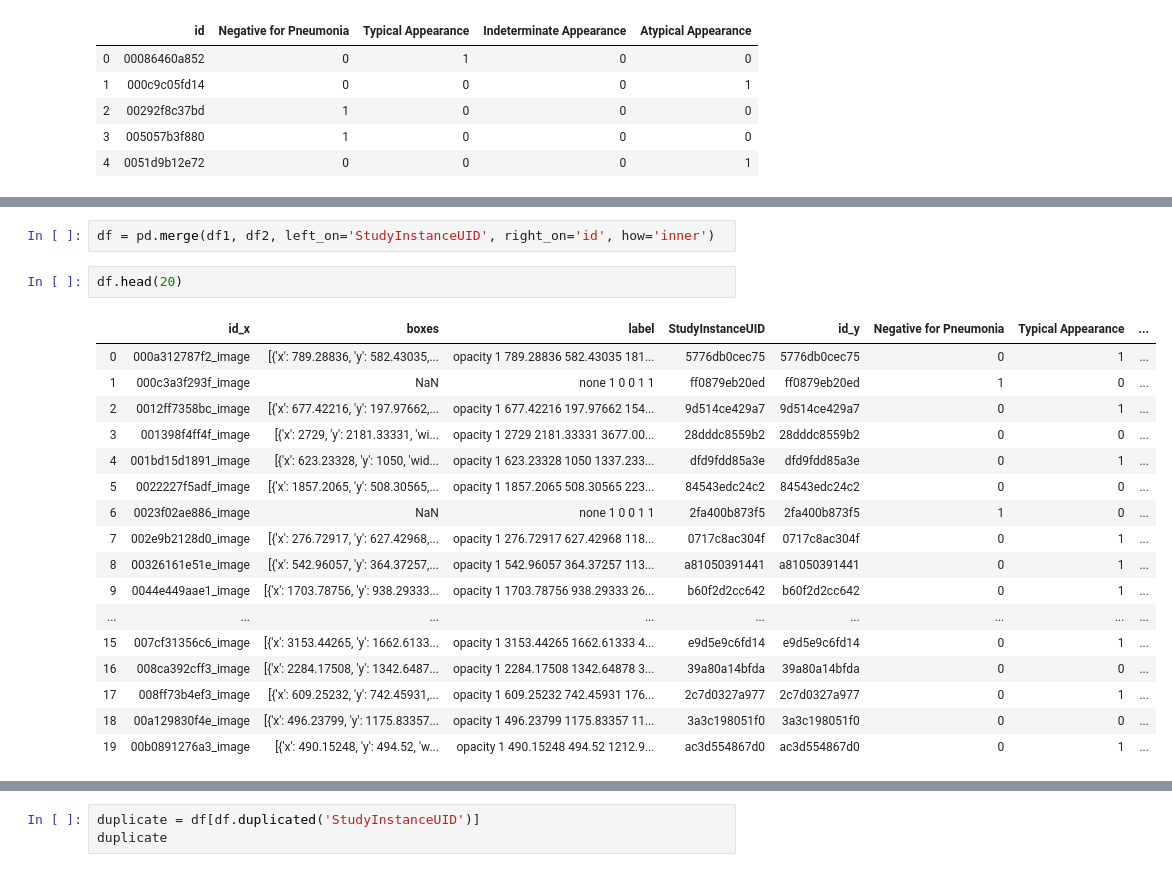
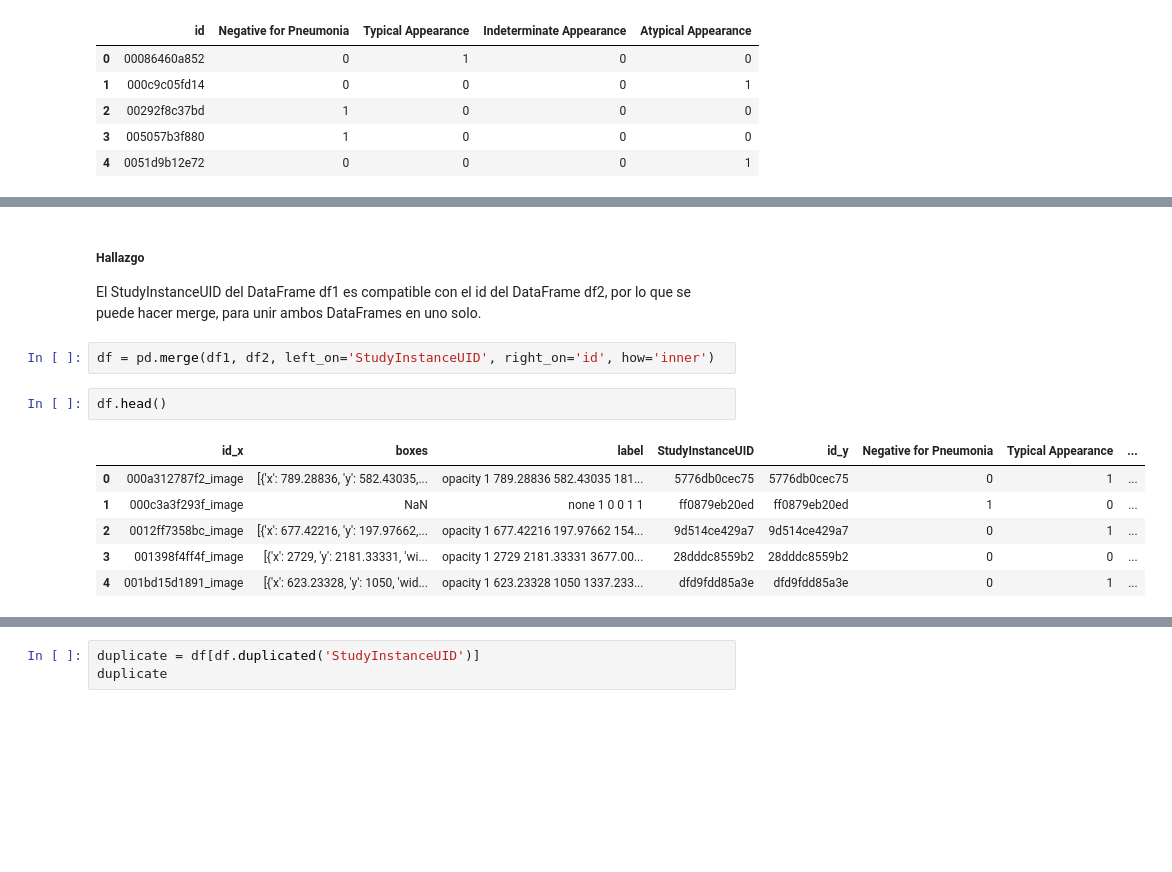
Before and after one commit to Crismaria11/Proyecto2_DS, a Jupyter notebook: Proyecto2_DS.ipynb, the cells around one changed output, grey strips where cells are left out. Cells and saved outputs as stored; diff of their text form; blank space fills up the shorter version.

```diff
--- a/Proyecto2_DS.ipynb
+++ b/Proyecto2_DS.ipynb
@@ -103,27 +232,20 @@ Atypical Appearance         6054 non-null int64
 dtypes: int64(4), object(1)
 memory usage: 236.6+ KB
+# %% [markdown]
+##### **Hallazgo**
+
+El StudyInstanceUID del DataFrame df1 es compatible con el id del DataFrame df2, por lo que se puede hacer merge, para unir ambos DataFrames en uno solo.
 # %%
 df = pd.merge(df1, df2, left_on='StudyInstanceUID', right_on='id', how='inner')
 # %%
-df.head(20)
+df.head()
 # %% [output]
 |  | id_x | boxes | label | StudyInstanceUID | id_y | Negative for Pneumonia | Typical Appearance | ... |
 | 0 | 000a312787f2_image | [{'x': 789.28836, 'y': 582.43035,... | opacity 1 789.28836 582.43035 181... | 5776db0cec75 | 5776db0cec75 | 0 | 1 | ... |
 | 1 | 000c3a3f293f_image | NaN | none 1 0 0 1 1 | ff0879eb20ed | ff0879eb20ed | 1 | 0 | ... |
 | 2 | 0012ff7358bc_image | [{'x': 677.42216, 'y': 197.97662,... | opacity 1 677.42216 197.97662 154... | 9d514ce429a7 | 9d514ce429a7 | 0 | 1 | ... |
 | 3 | 001398f4ff4f_image | [{'x': 2729, 'y': 2181.33331, 'wi... | opacity 1 2729 2181.33331 3677.00... | 28dddc8559b2 | 28dddc8559b2 | 0 | 0 | ... |
 | 4 | 001bd15d1891_image | [{'x': 623.23328, 'y': 1050, 'wid... | opacity 1 623.23328 1050 1337.233... | dfd9fdd85a3e | dfd9fdd85a3e | 0 | 1 | ... |
-| 5 | 0022227f5adf_image | [{'x': 1857.2065, 'y': 508.30565,... | opacity 1 1857.2065 508.30565 223... | 84543edc24c2 | 84543edc24c2 | 0 | 0 | ... |
-| 6 | 0023f02ae886_image | NaN | none 1 0 0 1 1 | 2fa400b873f5 | 2fa400b873f5 | 1 | 0 | ... |
-| 7 | 002e9b2128d0_image | [{'x': 276.72917, 'y': 627.42968,... | opacity 1 276.72917 627.42968 118... | 0717c8ac304f | 0717c8ac304f | 0 | 1 | ... |
-| 8 | 00326161e51e_image | [{'x': 542.96057, 'y': 364.37257,... | opacity 1 542.96057 364.37257 113... | a81050391441 | a81050391441 | 0 | 1 | ... |
-| 9 | 0044e449aae1_image | [{'x': 1703.78756, 'y': 938.29333... | opacity 1 1703.78756 938.29333 26... | b60f2d2cc642 | b60f2d2cc642 | 0 | 1 | ... |
-| ... | ... | ... | ... | ... | ... | ... | ... | ... |
-| 15 | 007cf31356c6_image | [{'x': 3153.44265, 'y': 1662.6133... | opacity 1 3153.44265 1662.61333 4... | e9d5e9c6fd14 | e9d5e9c6fd14 | 0 | 1 | ... |
-| 16 | 008ca392cff3_image | [{'x': 2284.17508, 'y': 1342.6487... | opacity 1 2284.17508 1342.64878 3... | 39a80a14bfda | 39a80a14bfda | 0 | 0 | ... |
-| 17 | 008ff73b4ef3_image | [{'x': 609.25232, 'y': 742.45931,... | opacity 1 609.25232 742.45931 176... | 2c7d0327a977 | 2c7d0327a977 | 0 | 1 | ... |
-| 18 | 00a129830f4e_image | [{'x': 496.23799, 'y': 1175.83357... | opacity 1 496.23799 1175.83357 11... | 3a3c198051f0 | 3a3c198051f0 | 0 | 0 | ... |
-| 19 | 00b0891276a3_image | [{'x': 490.15248, 'y': 494.52, 'w... | opacity 1 490.15248 494.52 1212.9... | ac3d554867d0 | ac3d554867d0 | 0 | 1 | ... |
 # %%
 df.info()
 # %% [output]
```
Also changed, not shown: parts of 31 cells of this notebook, 1 other file.
